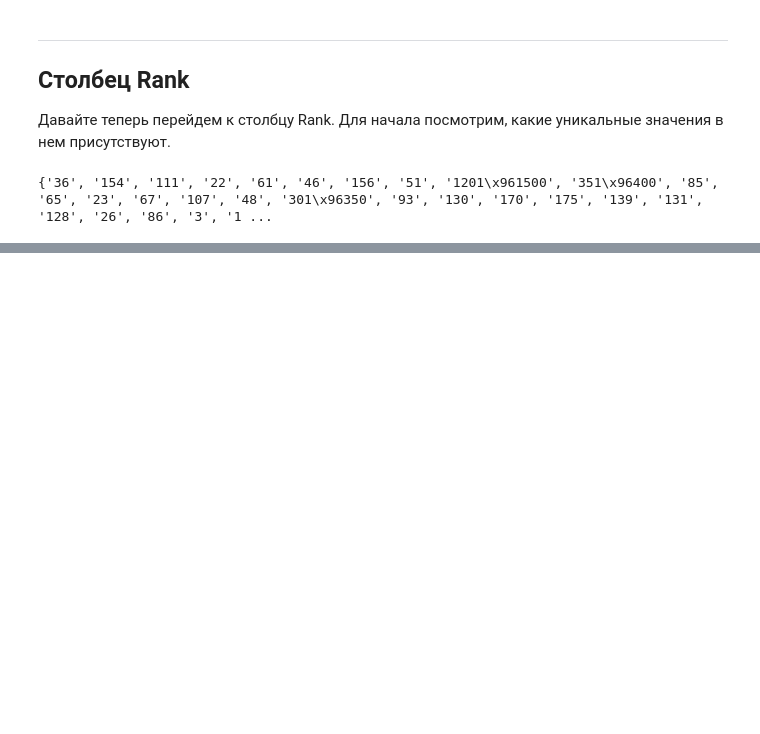
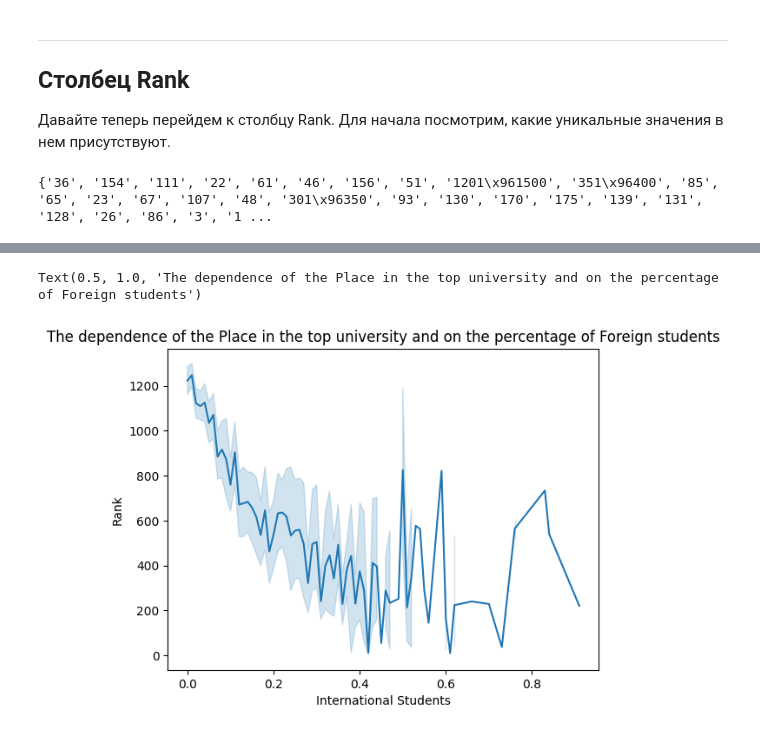
Before and after one commit to Enoki-ru/world_universities, a Jupyter notebook: main.ipynb, the cells around one changed output, grey strips where cells are left out. Saved outputs shown, nothing was run; the diff lists cells and outputs as text; code cells hidden in the pictures; blank space fills up the shorter version.

```diff
--- a/main.ipynb
+++ b/main.ipynb
@@ -301,0 +357,7 @@ for index, row in db.iterrows():
+# %%
+plot=sns.lineplot(x="International Students", y="Rank",data=db[db['Rank']<1800])
+# plot.set(yscale='log')
+plot.set_title('The dependence of the Place in the top university and on the percentage of Foreign students')
+# %% [output]
+Text(0.5, 1.0, 'The dependence of the Place in the top university and on the percentage of Foreign students')
+[figure, added]
```
Also changed, not shown: parts of 11 cells of this notebook.
